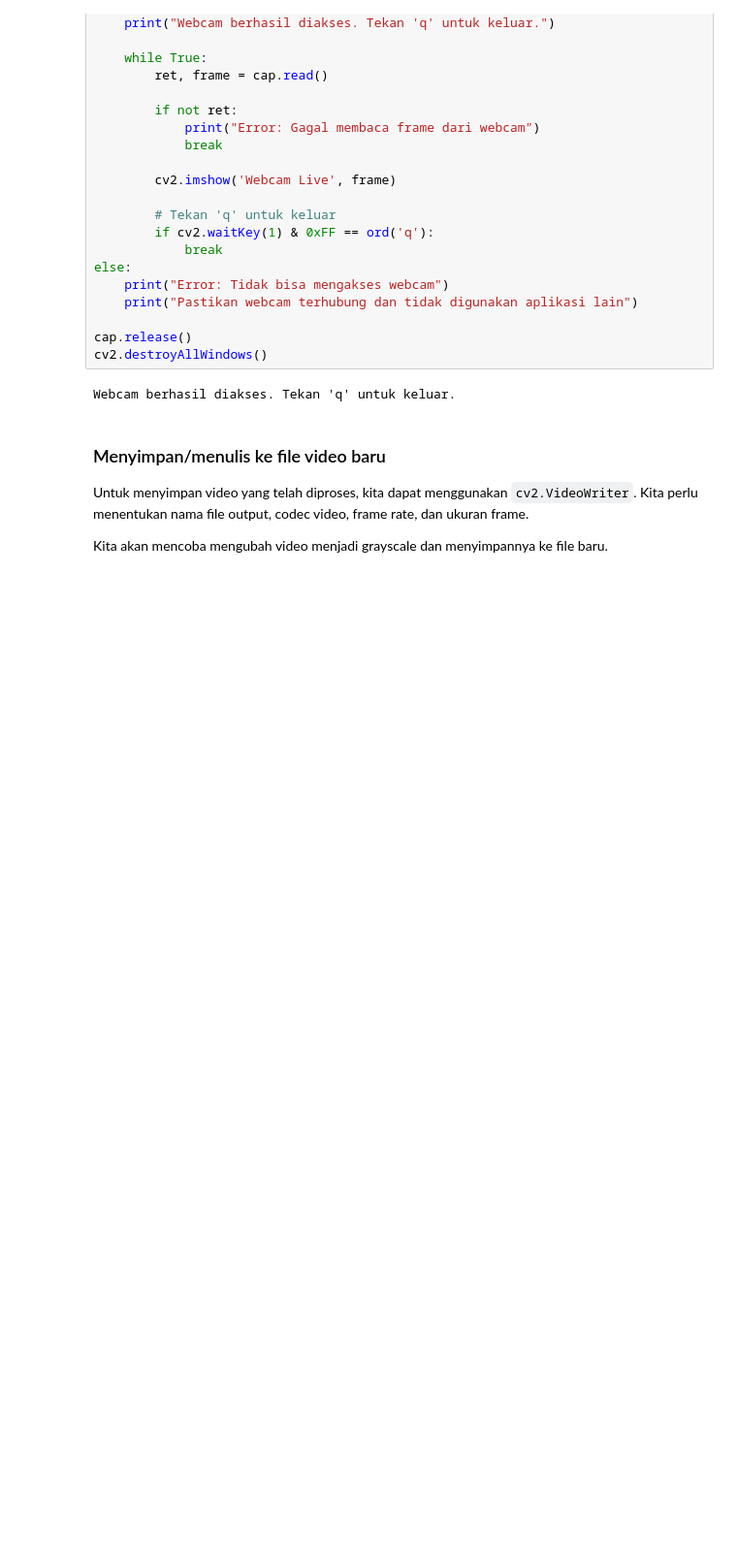
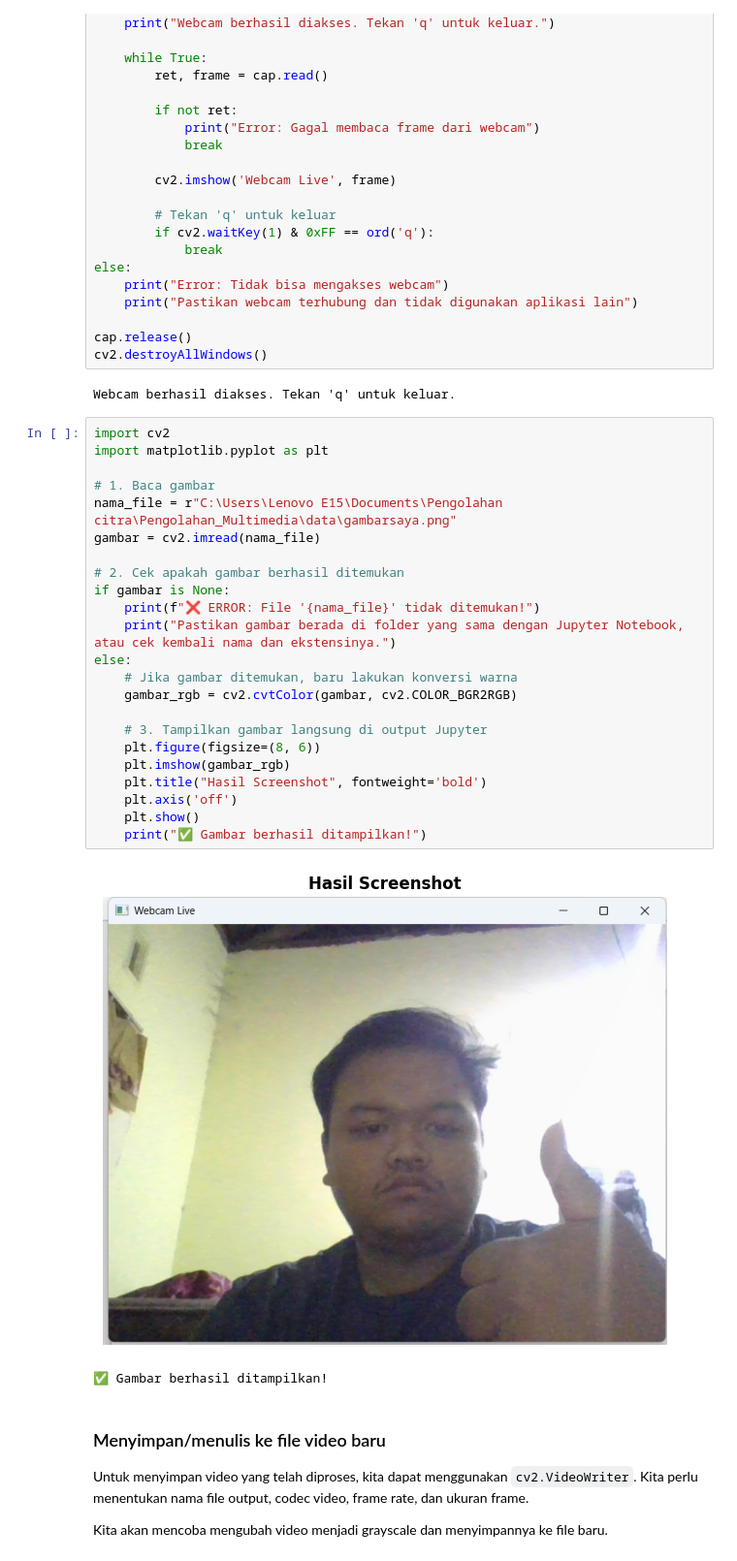
Before and after one commit to aji-ptn/Pengolahan_Multimedia, a Jupyter notebook: 12_video_processing_week1.ipynb, the cells around one changed output. Shown at 97% size. Drawn from its saved outputs; the diff is of its cells as text; blank space fills up the shorter version.

```diff
--- a/12_video_processing_week1.ipynb
+++ b/12_video_processing_week1.ipynb
@@ -143,6 +188,32 @@ cap.release()
 cv2.destroyAllWindows()
 # %% [output]
 Webcam berhasil diakses. Tekan 'q' untuk keluar.
+# %%
+import cv2
+import matplotlib.pyplot as plt
+
+# 1. Baca gambar
+nama_file = r"C:\Users\Lenovo E15\Documents\Pengolahan citra\Pengolahan_Multimedia\data\gambarsaya.png"
+gambar = cv2.imread(nama_file)
+
+# 2. Cek apakah gambar berhasil ditemukan
+if gambar is None:
+    print(f"❌ ERROR: File '{nama_file}' tidak ditemukan!")
+    print("Pastikan gambar berada di folder yang sama dengan Jupyter Notebook, atau cek kembali nama dan ekstensinya.")
+else:
+    # Jika gambar ditemukan, baru lakukan konversi warna
+    gambar_rgb = cv2.cvtColor(gambar, cv2.COLOR_BGR2RGB)
+
+    # 3. Tampilkan gambar langsung di output Jupyter
+    plt.figure(figsize=(8, 6))
+    plt.imshow(gambar_rgb)
+    plt.title("Hasil Screenshot", fontweight='bold')
+    plt.axis('off')
+    plt.show()
+    print("✅ Gambar berhasil ditampilkan!")
+# %% [output]
+[figure, added]
+✅ Gambar berhasil ditampilkan!
 # %% [markdown]
 ### Menyimpan/menulis ke file video baru
 
```
Also changed, not shown: parts of 6 cells of this notebook, 14 other files.
